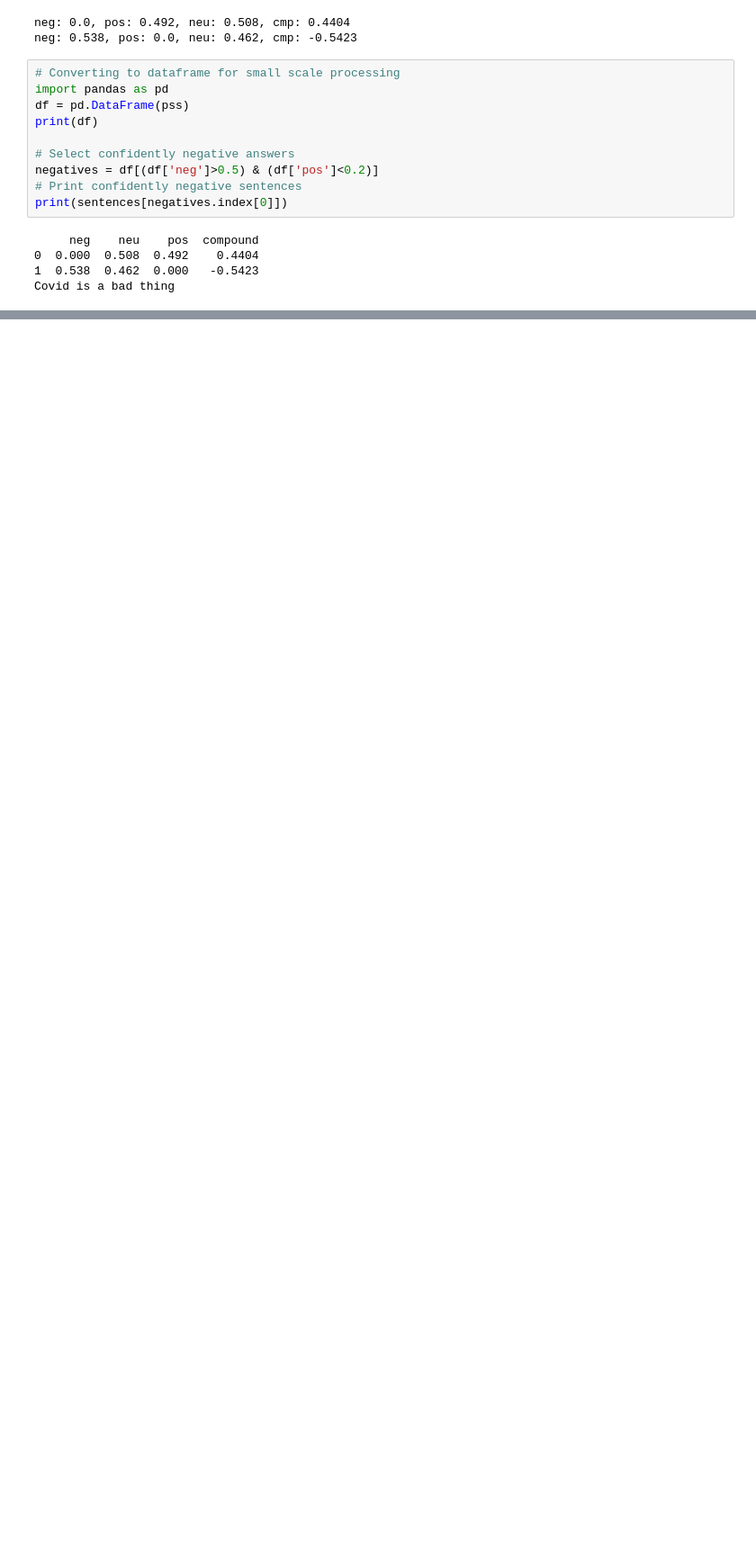
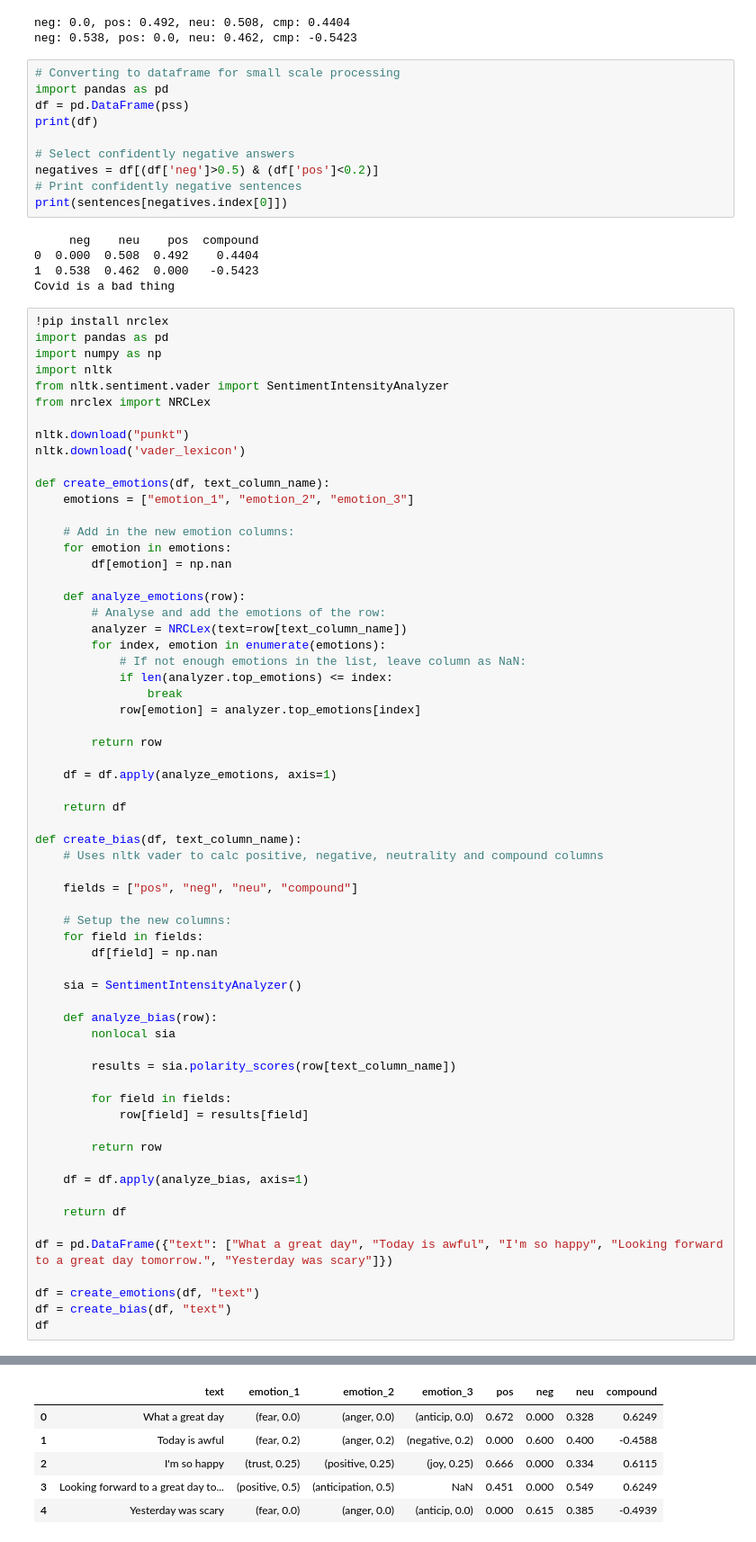
Before and after one commit to zakstucke/geo-sentiment-analysis, a Jupyter notebook: SimpleSentimentAnalysis.ipynb, the cells around one changed output, grey strips where cells are left out. Shown at 90% size. Drawn from its saved outputs; the diff is of its cells as text; blank space fills up the shorter version.

```diff
--- a/SimpleSentimentAnalysis.ipynb
+++ b/SimpleSentimentAnalysis.ipynb
@@ -61,3 +56,67 @@ print(sentences[negatives.index[0]])
 0  0.000  0.508  0.492    0.4404
 1  0.538  0.462  0.000   -0.5423
 Covid is a bad thing
+# %%
+!pip install nrclex
+import pandas as pd
+import numpy as np
+import nltk
+from nltk.sentiment.vader import SentimentIntensityAnalyzer
+from nrclex import NRCLex
+
+nltk.download("punkt")
+nltk.download('vader_lexicon')
+
+def create_emotions(df, text_column_name):
+    emotions = ["emotion_1", "emotion_2", "emotion_3"]
+
+    # Add in the new emotion columns:
+    for emotion in emotions:
+        df[emotion] = np.nan
+
+    def analyze_emotions(row):
+        # Analyse and add the emotions of the row:
+        analyzer = NRCLex(text=row[text_column_name])
+        for index, emotion in enumerate(emotions):
+            # If not enough emotions in the list, leave column as NaN:
+            if len(analyzer.top_emotions) <= index:
+                break
+            row[emotion] = analyzer.top_emotions[index]
+
+        return row
+
+    df = df.apply(analyze_emotions, axis=1)
+
+    return df
+
+def create_bias(df, text_column_name):
+    # Uses nltk vader to calc positive, negative, neutrality and compound columns
+
+    fields = ["pos", "neg", "neu", "compound"]
+
+    # Setup the new columns:
+    for field in fields:
+        df[field] = np.nan
+
+    sia = SentimentIntensityAnalyzer()
+
+    def analyze_bias(row):
+        nonlocal sia
+
+        results = sia.polarity_scores(row[text_column_name])
+
+        for field in fields:
+            row[field] = results[field]
+
+        return row
+
+    df = df.apply(analyze_bias, axis=1)
+
+    return df
+
+df = pd.DataFrame({"text": ["What a great day", "Today is awful", "I'm so happy", "Looking forward to a great day tomorrow.", "Yesterday was scary"]})
+
+df = create_emotions(df, "text")
+df = create_bias(df, "text")
+df
+# %% [output]
@@ -63,0 +139,6 @@ Covid is a bad thing
+|  | text | emotion_1 | emotion_2 | emotion_3 | pos | neg | neu | compound |
+| 0 | What a great day | (fear, 0.0) | (anger, 0.0) | (anticip, 0.0) | 0.672 | 0.000 | 0.328 | 0.6249 |
+| 1 | Today is awful | (fear, 0.2) | (anger, 0.2) | (negative, 0.2) | 0.000 | 0.600 | 0.400 | -0.4588 |
+| 2 | I'm so happy | (trust, 0.25) | (positive, 0.25) | (joy, 0.25) | 0.666 | 0.000 | 0.334 | 0.6115 |
+| 3 | Looking forward to a great day to... | (positive, 0.5) | (anticipation, 0.5) | NaN | 0.451 | 0.000 | 0.549 | 0.6249 |
+| 4 | Yesterday was scary | (fear, 0.0) | (anger, 0.0) | (anticip, 0.0) | 0.000 | 0.615 | 0.385 | -0.4939 |
```
Also changed, not shown: parts of 49 cells of this notebook.
